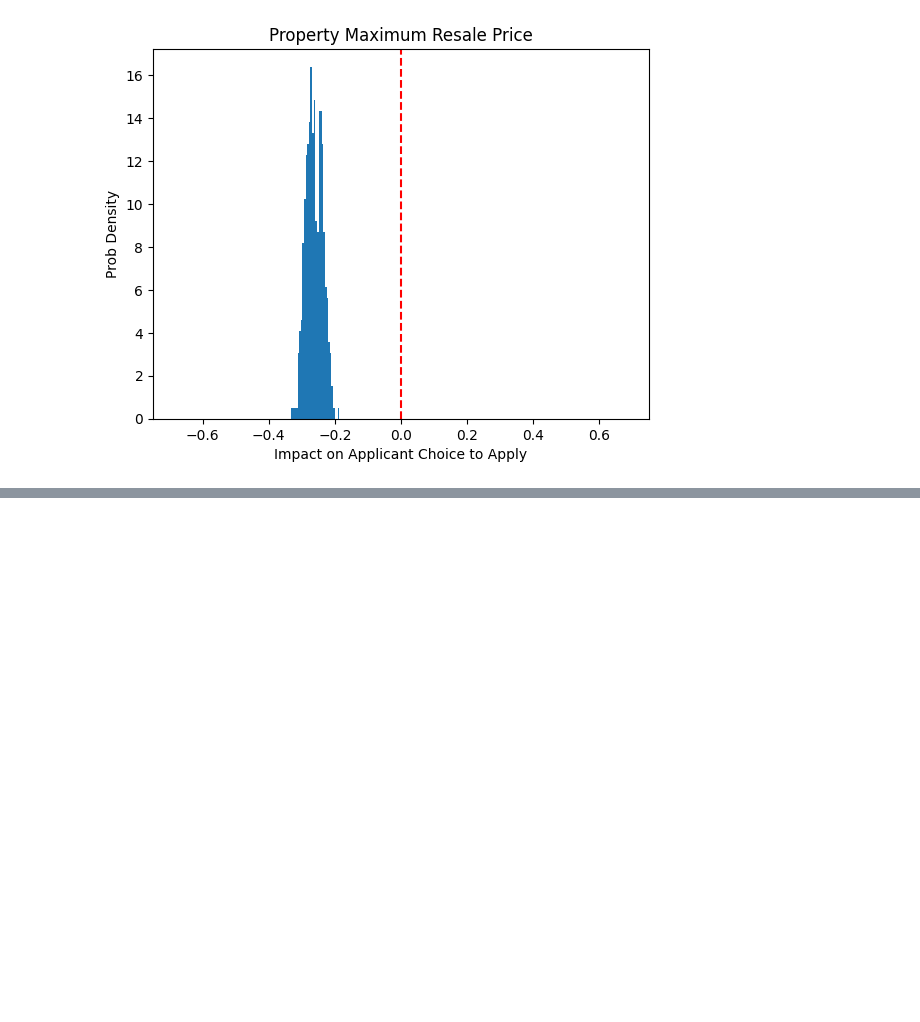
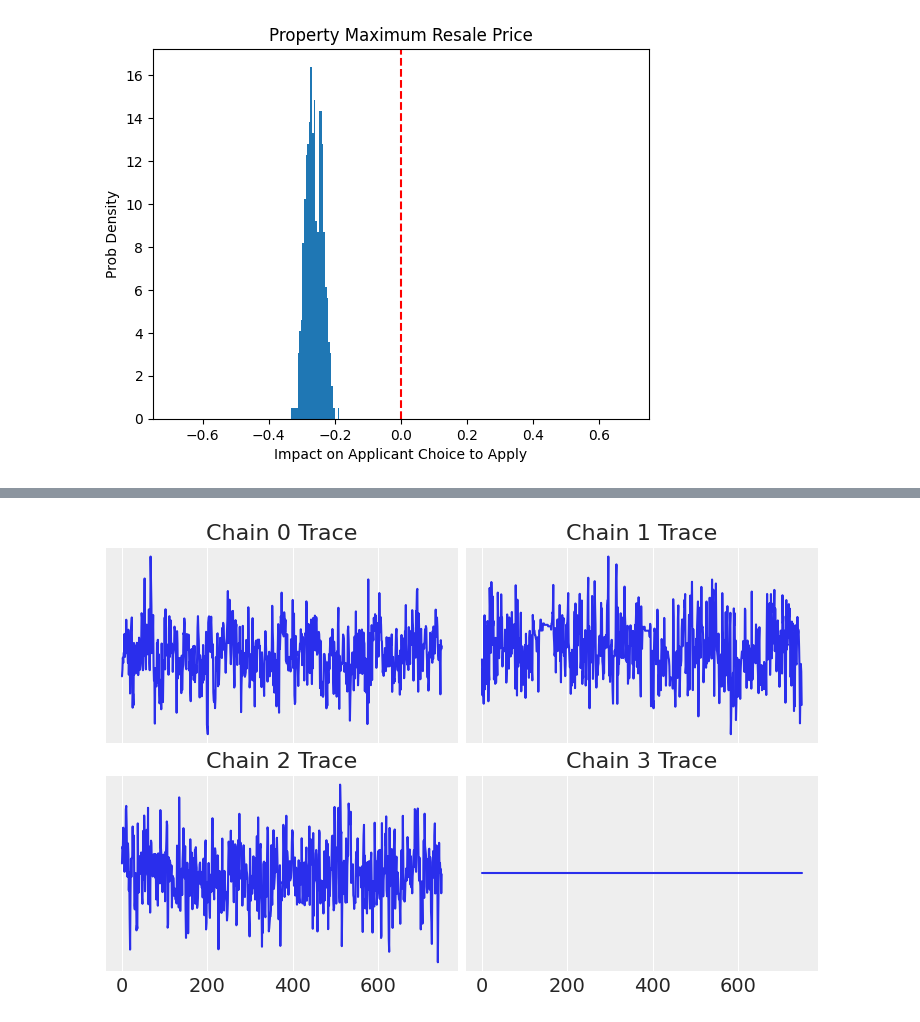
Before and after one commit to BU-Spark/pitne-affordable-housing-efficacy, a Jupyter notebook: fa25-team-b/eda/Bayesian_Model.ipynb, the cells around one changed output, grey strips where cells are left out. Saved outputs shown, nothing was run; the diff lists cells and outputs as text; code cells hidden in the pictures; blank space fills up the shorter version.

```diff
--- a/fa25-team-b/eda/Bayesian_Model.ipynb
+++ b/fa25-team-b/eda/Bayesian_Model.ipynb
@@ -388,0 +547,15 @@ beta_posterior = idata.posterior["beta_fe"].stack(sample=("chain", "draw")).valu
+# %%
+# odd sticky behavior starting around 750 samples from the end
+
+fig, axs = plt.subplots(nrows=2, ncols=2, sharex=True)
+
+axs = axs.flatten()
+
+for chain in range(4):
+    axs[chain].plot(idata.posterior.gamma.values[chain, :])
+    axs[chain].set_title(f"Chain {chain} Trace")
+    axs[chain].set_yticks([])
+
+plt.show()
+# %% [output]
+[figure, added]
```
Also changed, not shown: parts of 13 cells of this notebook.
